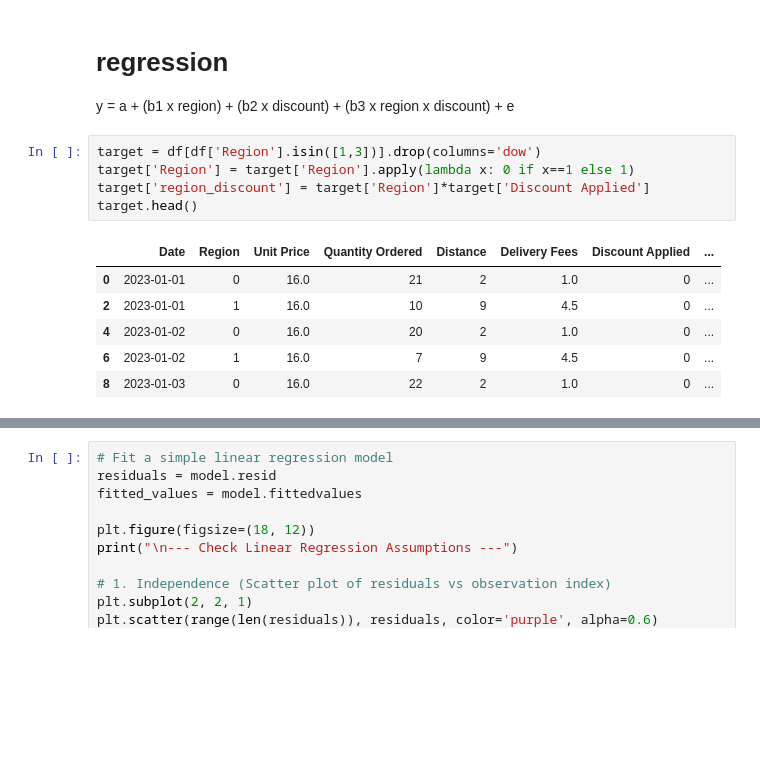
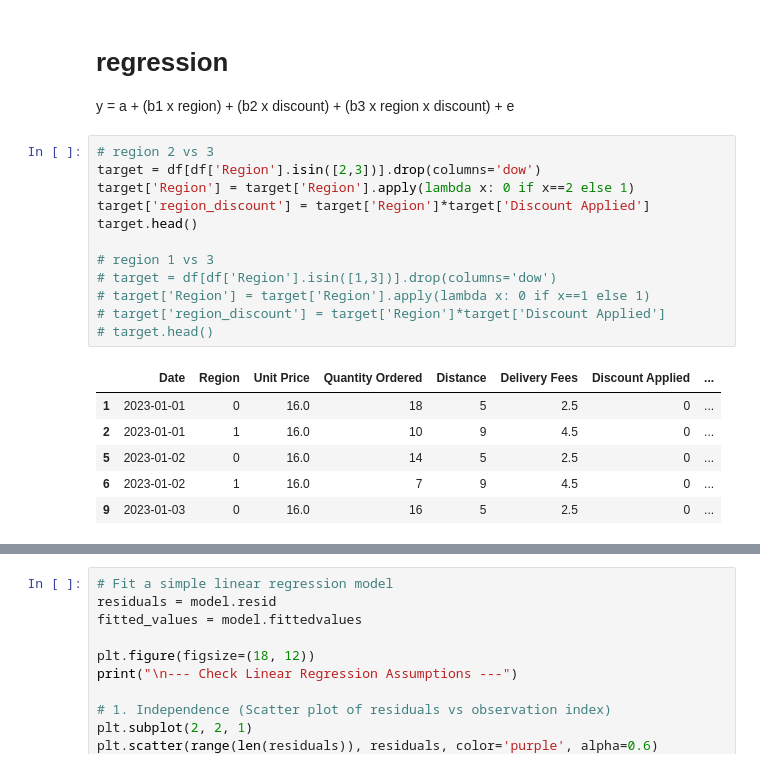
Before and after one commit to Alphteow/EconsModel, a Jupyter notebook: Econ_Group_Project3.ipynb, the cells around one changed output, grey strips where cells are left out. Drawn from its saved outputs; the diff is of its cells as text; blank space fills up the shorter version.

Commit message:
try with different region

```diff
--- a/Econ_Group_Project3.ipynb
+++ b/Econ_Group_Project3.ipynb
@@ -131,17 +131,24 @@ for i, region in enumerate(region_combination):
 # regression
 y = a + (b1 x region) + (b2 x discount) + (b3 x region x discount) + e
 # %%
-target = df[df['Region'].isin([1,3])].drop(columns='dow')
-target['Region'] = target['Region'].apply(lambda x: 0 if x==1 else 1)
+# region 2 vs 3
+target = df[df['Region'].isin([2,3])].drop(columns='dow')
+target['Region'] = target['Region'].apply(lambda x: 0 if x==2 else 1)
 target['region_discount'] = target['Region']*target['Discount Applied']
 target.head()
+
+# region 1 vs 3
+# target = df[df['Region'].isin([1,3])].drop(columns='dow')
+# target['Region'] = target['Region'].apply(lambda x: 0 if x==1 else 1)
+# target['region_discount'] = target['Region']*target['Discount Applied']
+# target.head()
 # %% [output]
 |  | Date | Region | Unit Price | Quantity Ordered | Distance | Delivery Fees | Discount Applied | ... |
-| 0 | 2023-01-01 | 0 | 16.0 | 21 | 2 | 1.0 | 0 | ... |
+| 1 | 2023-01-01 | 0 | 16.0 | 18 | 5 | 2.5 | 0 | ... |
 | 2 | 2023-01-01 | 1 | 16.0 | 10 | 9 | 4.5 | 0 | ... |
-| 4 | 2023-01-02 | 0 | 16.0 | 20 | 2 | 1.0 | 0 | ... |
+| 5 | 2023-01-02 | 0 | 16.0 | 14 | 5 | 2.5 | 0 | ... |
 | 6 | 2023-01-02 | 1 | 16.0 | 7 | 9 | 4.5 | 0 | ... |
-| 8 | 2023-01-03 | 0 | 16.0 | 22 | 2 | 1.0 | 0 | ... |
+| 9 | 2023-01-03 | 0 | 16.0 | 16 | 5 | 2.5 | 0 | ... |
 # %%
 # OLS
 y=target['Quantity Ordered']
```
Also changed, not shown: parts of 1 cell of this notebook.
